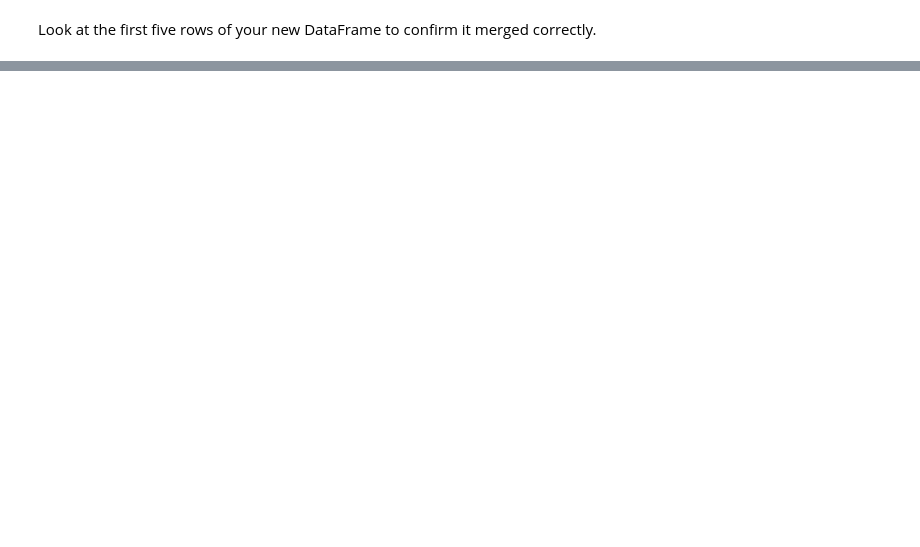
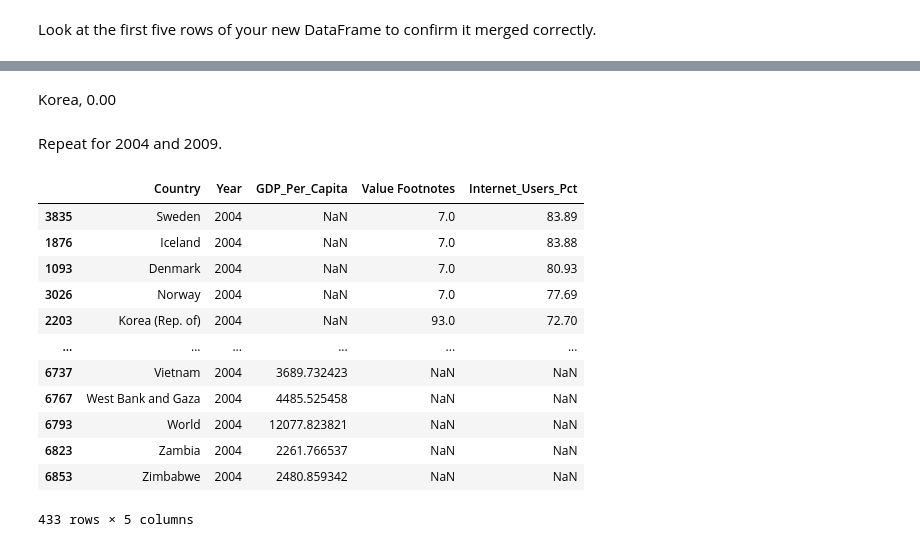
Before and after one commit to NSS-Data-Analytics-Cohort-6/gdp-and-internet-usage-nathanmartin5937, a Jupyter notebook: notebook/gdp_notebook.ipynb, the cells around one changed output, grey strips where cells are left out. Saved outputs shown, nothing was run; the diff lists cells and outputs as text; code cells hidden in the pictures; blank space fills up the shorter version.

```diff
--- a/notebook/gdp_notebook.ipynb
+++ b/notebook/gdp_notebook.ipynb
@@ -90,0 +206,23 @@ AttributeError: 'list' object has no attribute 'head'
+# %% [markdown]
+Korea, 0.00
+# %% [markdown]
+Repeat for 2004 and 2009.
+# %%
+year_04_df.sort_values(
+    by="Internet_Users_Pct",
+    ascending=False
+)
+# %% [output]
+|  | Country | Year | GDP_Per_Capita | Value Footnotes | Internet_Users_Pct |
+| 3835 | Sweden | 2004 | NaN | 7.0 | 83.89 |
+| 1876 | Iceland | 2004 | NaN | 7.0 | 83.88 |
+| 1093 | Denmark | 2004 | NaN | 7.0 | 80.93 |
+| 3026 | Norway | 2004 | NaN | 7.0 | 77.69 |
+| 2203 | Korea (Rep. of) | 2004 | NaN | 93.0 | 72.70 |
+| ... | ... | ... | ... | ... | ... |
+| 6737 | Vietnam | 2004 | 3689.732423 | NaN | NaN |
+| 6767 | West Bank and Gaza | 2004 | 4485.525458 | NaN | NaN |
+| 6793 | World | 2004 | 12077.823821 | NaN | NaN |
+| 6823 | Zambia | 2004 | 2261.766537 | NaN | NaN |
+| 6853 | Zimbabwe | 2004 | 2480.859342 | NaN | NaN |
+433 rows × 5 columns
```
Also changed, not shown: parts of 31 cells of this notebook.
